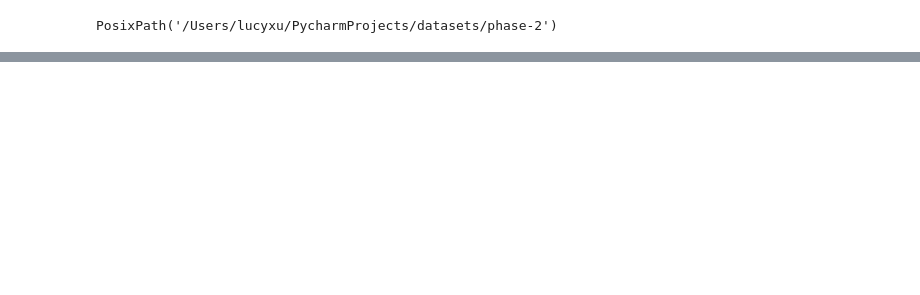
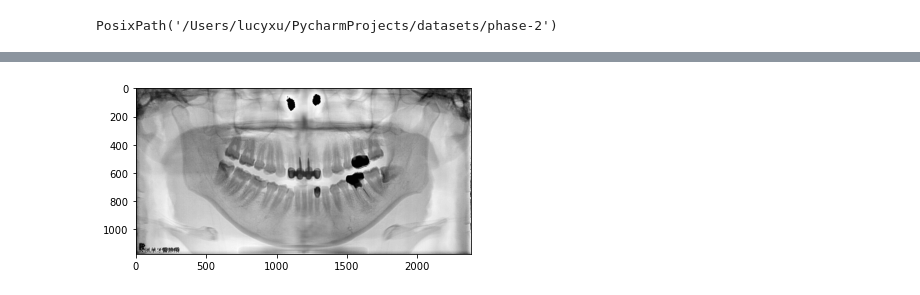
Before and after one commit to alan8365/dentist-CV, a Jupyter notebook: edge/class_test.ipynb, the cells around one changed output, grey strips where cells are left out. Saved outputs shown, nothing was run; the diff lists cells and outputs as text; code cells hidden in the pictures; blank space fills up the shorter version.

```diff
--- a/edge/class_test.ipynb
+++ b/edge/class_test.ipynb
@@ -282 +424,11 @@ a.find_gap_in_roi()
+# %%
+b = a.teeth_roi_images
+
+plt.imshow(1 - a.im_global)
+# for i in b:
+#     plt.scatter(*i['gum_sep_line_global'][0])
+#     plt.scatter(*i['gum_sep_line_global'][1])
+plt.show()
+# %% [output]
+[figure, added]
 # %%
```
Also changed, not shown: parts of 4 cells of this notebook.
